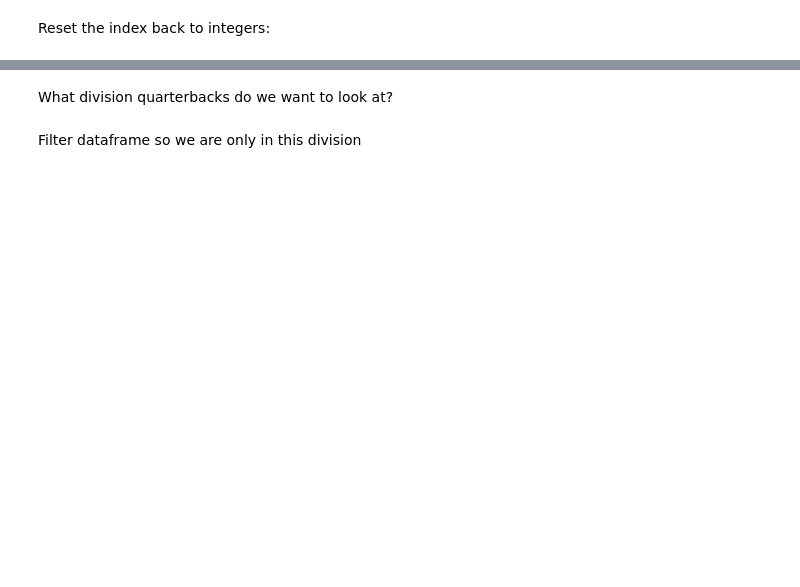
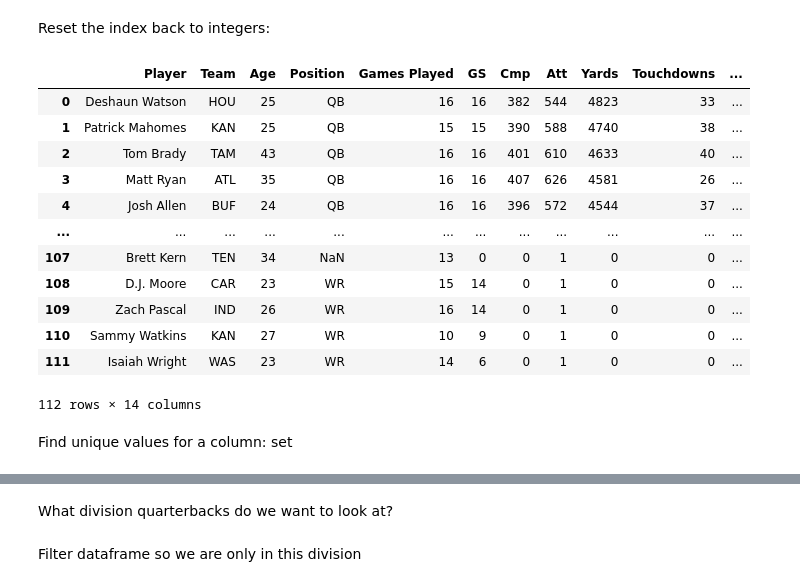
Before and after one commit to rielaben/MSAS_Modules_2021_2022, a Jupyter notebook: Week 3/Module_3.ipynb, the cells around one changed output, grey strips where cells are left out. Cells and saved outputs as stored; diff of their text form; code cells hidden in the pictures; blank space fills up the shorter version.

```diff
--- a/Week 3/Module_3.ipynb
+++ b/Week 3/Module_3.ipynb
@@ -88,0 +394,18 @@ Reset the index back to integers:
+# %%
+simple_df
+# %% [output]
+|  | Player | Team | Age | Position | Games Played | GS | Cmp | Att | Yards | Touchdowns | ... |
+| 0 | Deshaun Watson | HOU | 25 | QB | 16 | 16 | 382 | 544 | 4823 | 33 | ... |
+| 1 | Patrick Mahomes | KAN | 25 | QB | 15 | 15 | 390 | 588 | 4740 | 38 | ... |
+| 2 | Tom Brady | TAM | 43 | QB | 16 | 16 | 401 | 610 | 4633 | 40 | ... |
+| 3 | Matt Ryan | ATL | 35 | QB | 16 | 16 | 407 | 626 | 4581 | 26 | ... |
+| 4 | Josh Allen | BUF | 24 | QB | 16 | 16 | 396 | 572 | 4544 | 37 | ... |
+| ... | ... | ... | ... | ... | ... | ... | ... | ... | ... | ... | ... |
+| 107 | Brett Kern | TEN | 34 | NaN | 13 | 0 | 0 | 1 | 0 | 0 | ... |
+| 108 | D.J. Moore | CAR | 23 | WR | 15 | 14 | 0 | 1 | 0 | 0 | ... |
+| 109 | Zach Pascal | IND | 26 | WR | 16 | 14 | 0 | 1 | 0 | 0 | ... |
+| 110 | Sammy Watkins | KAN | 27 | WR | 10 | 9 | 0 | 1 | 0 | 0 | ... |
+| 111 | Isaiah Wright | WAS | 23 | WR | 14 | 6 | 0 | 1 | 0 | 0 | ... |
+112 rows × 14 columns
+# %% [markdown]
+Find unique values for a column: set
```
Also changed, not shown: parts of 54 cells of this notebook.
